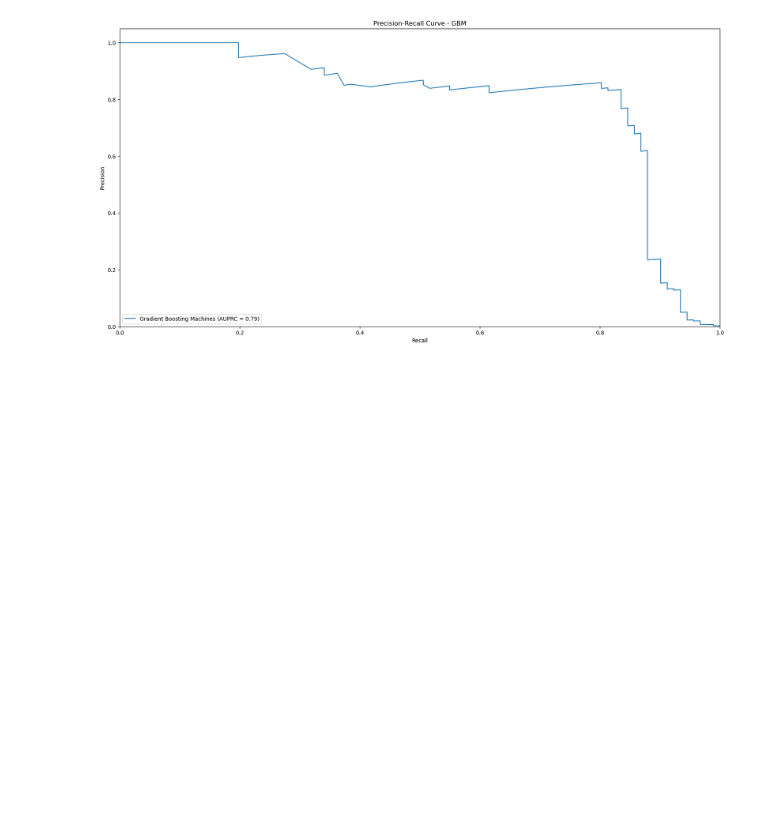
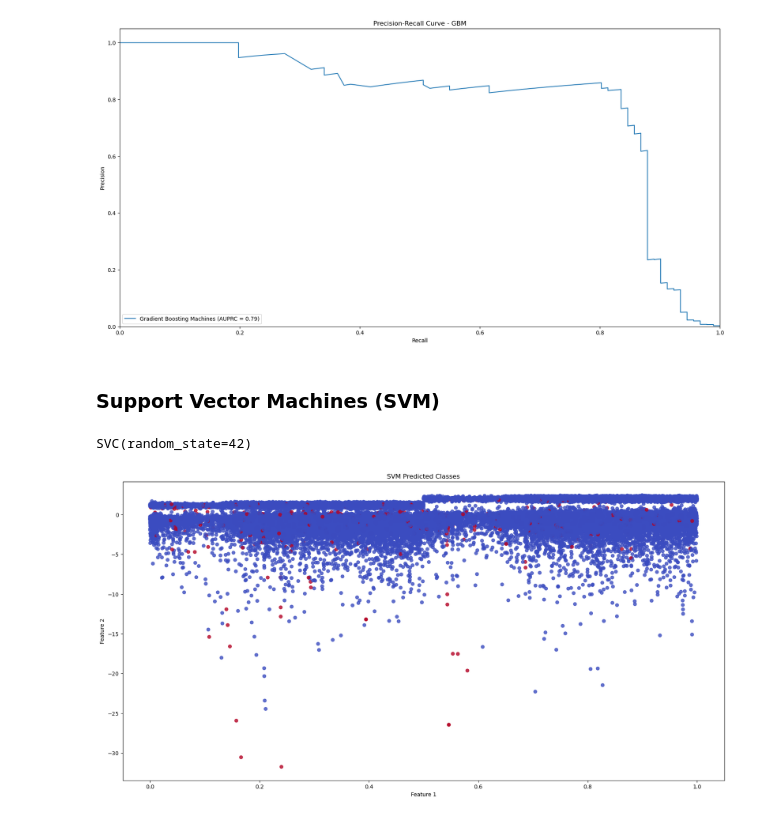
Before and after one commit to akakshat/Credit-Card-Fraud-Detection, a Jupyter notebook: CreditCardFraudDetection.ipynb, the cells around one changed output. Cells and saved outputs as stored; diff of their text form; code cells hidden in the pictures; blank space fills up the shorter version.

Commit message:
support vector machines (svm)

```diff
--- a/CreditCardFraudDetection.ipynb
+++ b/CreditCardFraudDetection.ipynb
@@ -383,3 +383,5 @@ plt.show()
 # %% [output]
 [figure]
 [figure]
+# %% [markdown]
+### Support Vector Machines (SVM)
@@ -385,0 +390,5 @@ plt.show()
+# %%
+svm = SVC(random_state=42)
+svm.fit(X_train_resampled, y_train_resampled)
+# %% [output]
+SVC(random_state=42)
@@ -385,0 +398,18 @@ plt.show()
+# %%
+import numpy as np
+import matplotlib.pyplot as plt
+
+# Extract the two features for visualization
+X_vis = X_test.iloc[:, :2].values
+
+# Make predictions on the test data using the SVM model
+y_pred_svm = svm.predict(X_test)
+
+# Create a scatter plot of the predicted classes
+plt.scatter(X_vis[:, 0], X_vis[:, 1], c=y_pred_svm, cmap='coolwarm', alpha=0.8)
+plt.xlabel('Feature 1')
+plt.ylabel('Feature 2')
+plt.title('SVM Predicted Classes')
+plt.show()
+# %% [output]
+[figure, added]
```
Also changed, not shown: parts of 2 cells of this notebook.
